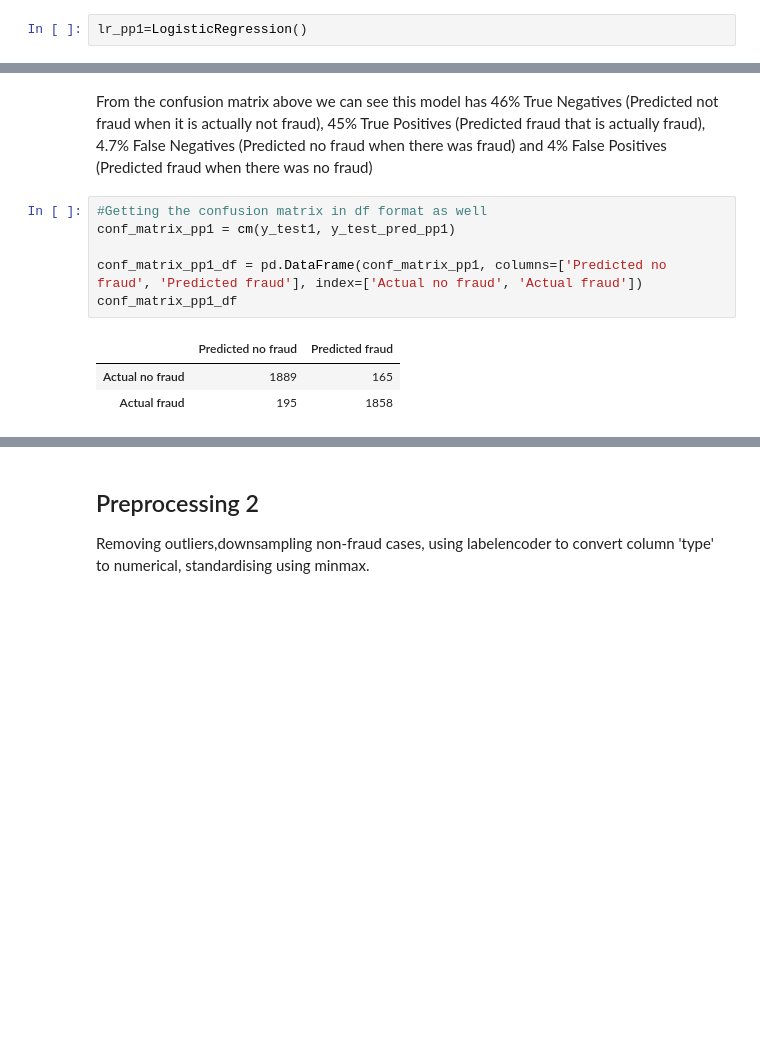
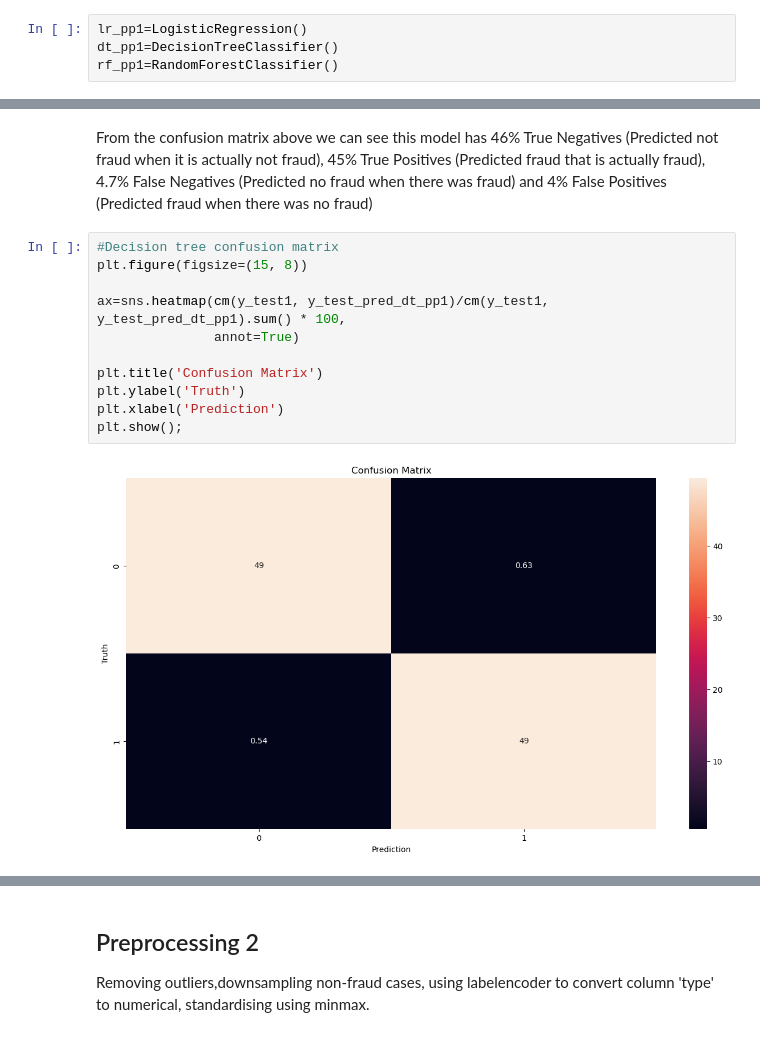
Before and after one commit to Ankourii/Fraud_prediction, a Jupyter notebook: notebooks/second dataset/Modelling.ipynb, the cells around one changed output, grey strips where cells are left out. Drawn from its saved outputs; the diff is of its cells as text; blank space fills up the shorter version.

```diff
--- a/notebooks/second dataset/Modelling.ipynb
+++ b/notebooks/second dataset/Modelling.ipynb
@@ -85,4 +87,6 @@ X_train1.head()
 Seeing the data after standardization
 # %%
 lr_pp1=LogisticRegression()
+dt_pp1=DecisionTreeClassifier()
+rf_pp1=RandomForestClassifier()
 # %% [markdown]
@@ -152,13 +172,16 @@ plt.show();
 [figure]
 # %% [markdown]
 From the confusion matrix above we can see this model has 46% True Negatives (Predicted not fraud when it is actually not fraud),  45% True Positives (Predicted fraud that is actually fraud), 4.7% False Negatives (Predicted no fraud when there was fraud) and 4% False Positives (Predicted fraud when there was no fraud)
-# %%
-#Getting the confusion matrix in df format as well
-conf_matrix_pp1 = cm(y_test1, y_test_pred_pp1)
-
-conf_matrix_pp1_df = pd.DataFrame(conf_matrix_pp1, columns=['Predicted no fraud', 'Predicted fraud'], index=['Actual no fraud', 'Actual fraud'])
-conf_matrix_pp1_df
-# %% [output]
-|  | Predicted no fraud | Predicted fraud |
-| Actual no fraud | 1889 | 165 |
-| Actual fraud | 195 | 1858 |
+# %%
+#Decision tree confusion matrix
+plt.figure(figsize=(15, 8))
+
+ax=sns.heatmap(cm(y_test1, y_test_pred_dt_pp1)/cm(y_test1, y_test_pred_dt_pp1).sum() * 100,
+               annot=True)
+
+plt.title('Confusion Matrix')
+plt.ylabel('Truth')
+plt.xlabel('Prediction')
+plt.show();
+# %% [output]
+[figure, added]
```
Also changed, not shown: parts of 46 cells of this notebook, 4 other files.
